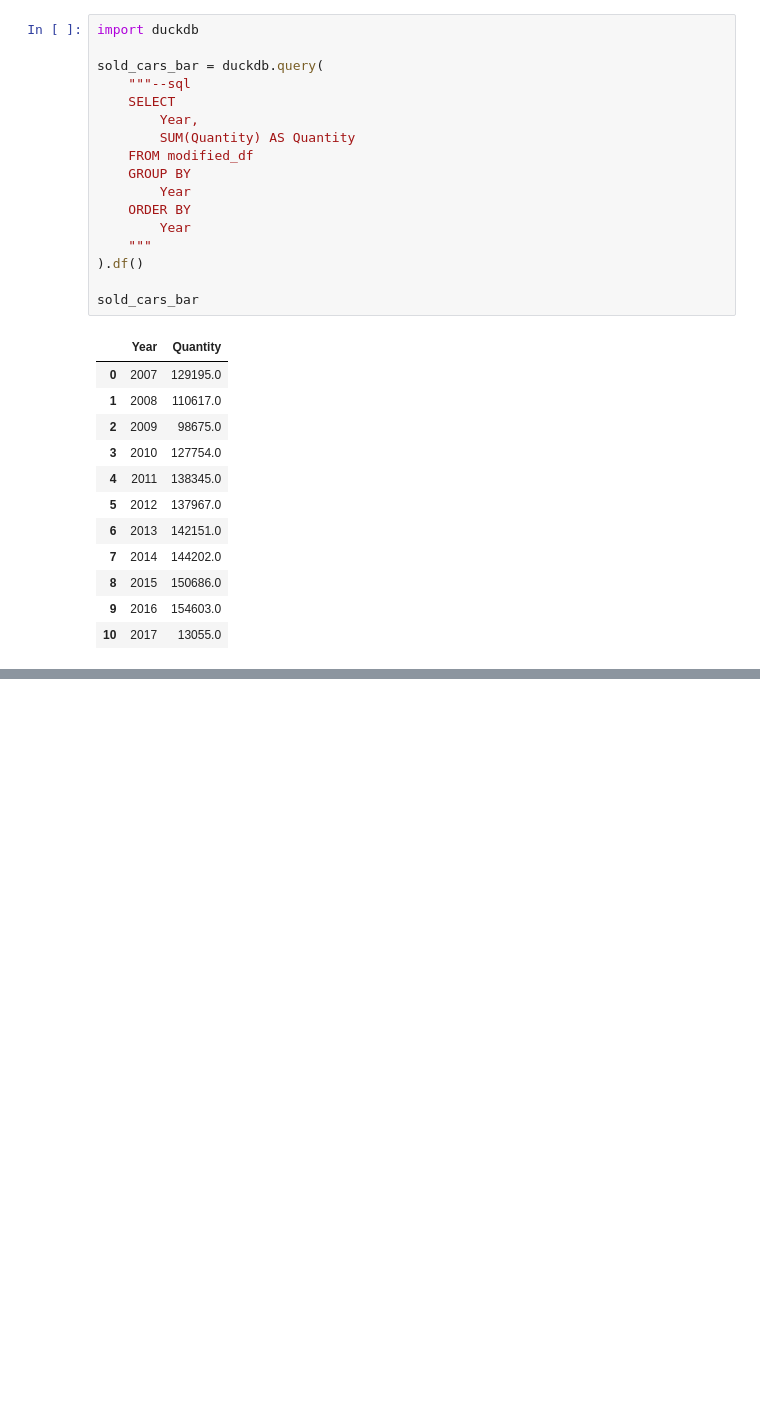
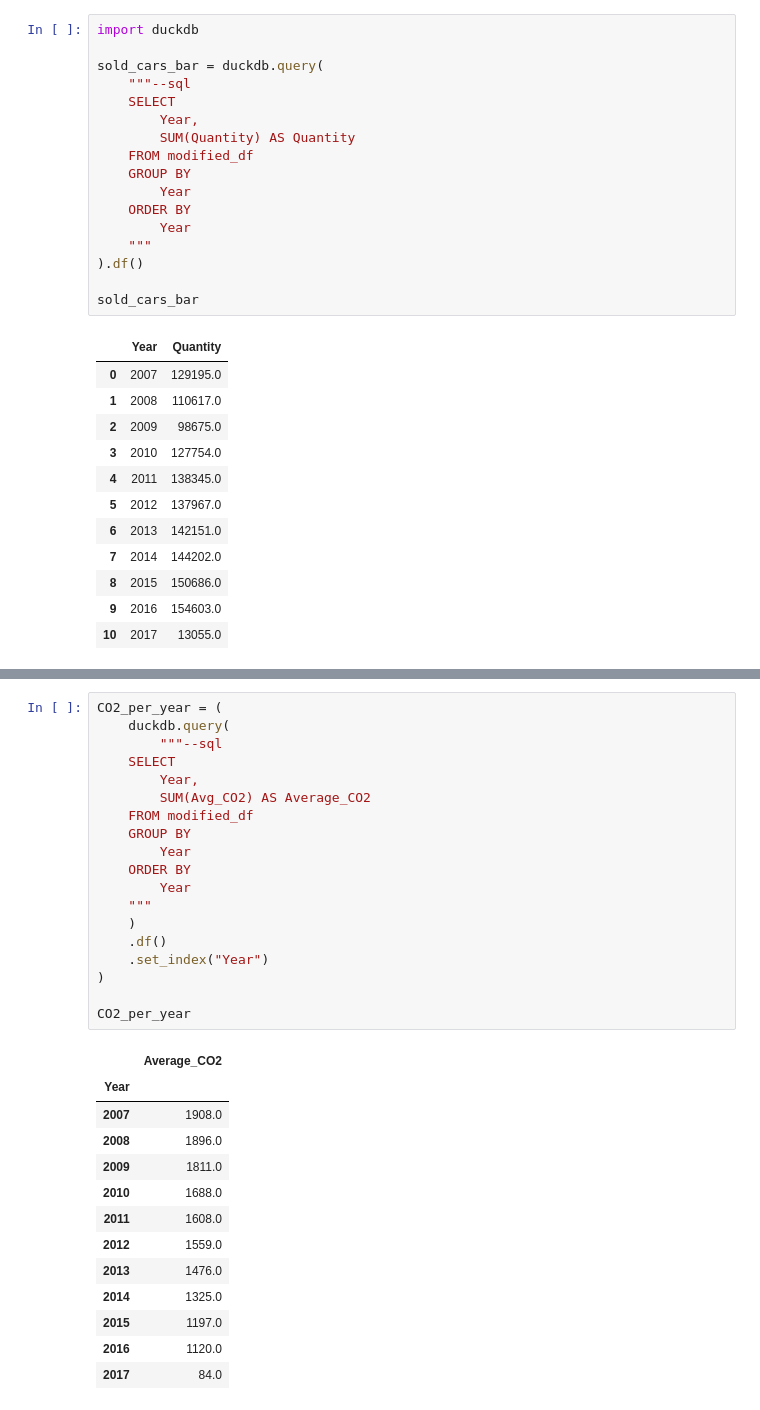
Before and after one commit to fredrikkron/data-visualization-fredrik-kron-de24, a Jupyter notebook: exercises/exploration/explore.ipynb, the cells around one changed output, grey strips where cells are left out. Saved outputs shown, nothing was run; the diff lists cells and outputs as text; blank space fills up the shorter version.

```diff
--- a/exercises/exploration/explore.ipynb
+++ b/exercises/exploration/explore.ipynb
@@ -267,2 +275,35 @@ sold_cars_modified = sold_cars_line.iloc[:-1].plot()
 # %% [output]
 [figure]
+# %%
+CO2_per_year = (
+    duckdb.query(
+        """--sql
+    SELECT
+        Year,
+        SUM(Avg_CO2) AS Average_CO2
+    FROM modified_df
+    GROUP BY
+        Year
+    ORDER BY
+        Year
+    """
+    )
+    .df()
+    .set_index("Year")
+)
+
+CO2_per_year
+# %% [output]
+|  | Average_CO2 |
+| Year |  |
+| 2007 | 1908.0 |
+| 2008 | 1896.0 |
+| 2009 | 1811.0 |
+| 2010 | 1688.0 |
+| 2011 | 1608.0 |
+| 2012 | 1559.0 |
+| 2013 | 1476.0 |
+| 2014 | 1325.0 |
+| 2015 | 1197.0 |
+| 2016 | 1120.0 |
+| 2017 | 84.0 |
```
Also changed, not shown: parts of 9 cells of this notebook.
